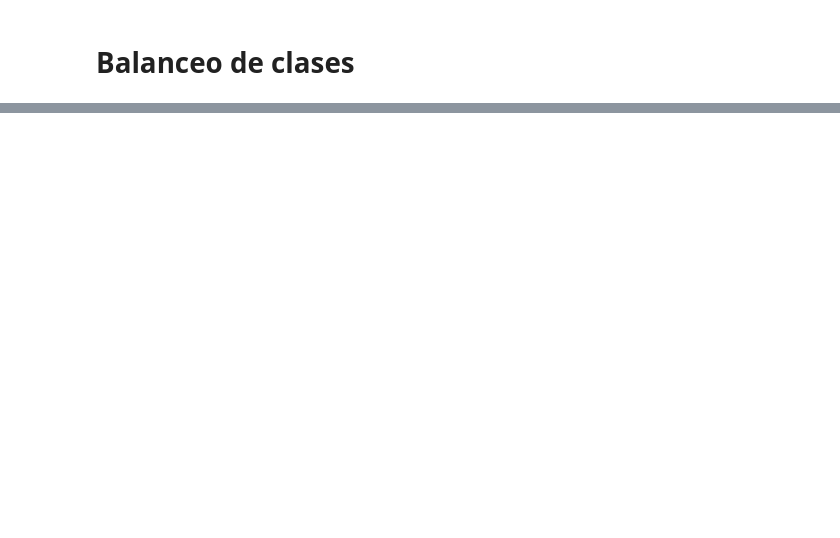
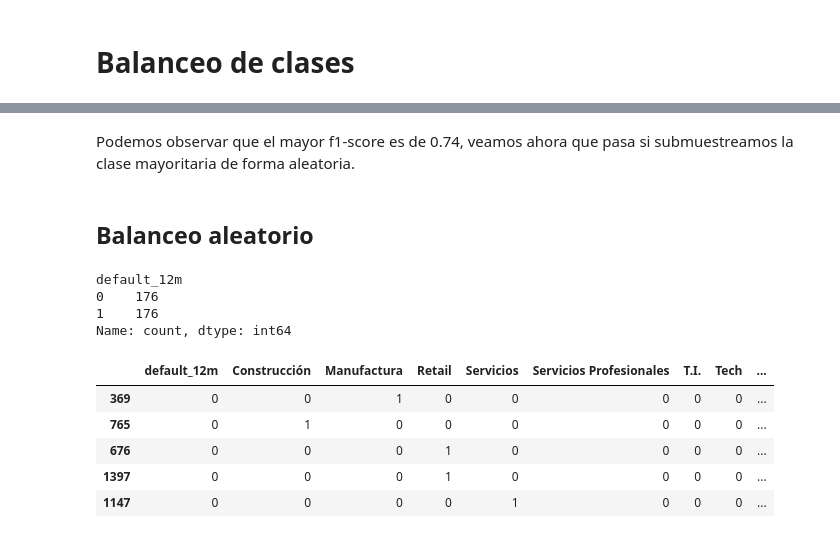
Before and after one commit to luiscxz/PYME, a Jupyter notebook: Prueba técnica.ipynb, the cells around one changed output, grey strips where cells are left out. Drawn from its saved outputs; the diff is of its cells as text; code cells hidden in the pictures; blank space fills up the shorter version.

```diff
--- a/Prueba técnica.ipynb
+++ b/Prueba técnica.ipynb
@@ -1384,0 +1518,29 @@ Index(['id_cliente', 'antiguedad_empresa_anos', 'ingresos_anuales_mxn',
+# %% [markdown]
+Podemos observar que el mayor f1-score es de 0.74, veamos ahora que pasa si submuestreamos la clase mayoritaria de forma aleatoria.
+# %% [markdown]
+## Balanceo aleatorio
+# %%
+class0 = credit_data_platinum[credit_data_platinum['default_12m']==0]
+class1 = credit_data_platinum[credit_data_platinum['default_12m']==1]
+clase_0_sub_sample = class0.sample(n=176, random_state=43)
+
+df_submuestreado_sample = pd.concat([clase_0_sub_sample,class1],axis=0)
+df_submuestreado_sample['default_12m'].value_counts()
+# %% [output]
+default_12m
+0    176
+1    176
+Name: count, dtype: int64
+# %%
+no_escalar = [col for col in df_submuestreado_sample.columns if df_submuestreado_sample[col].max()==1 and df_submuestreado_sample[col].min()==0]
+df_submuestreado_sample= df_submuestreado_sample.select_dtypes(include=['number'])
+df_submuestreado_sample_esc,esc_df_submuestreado_sample = escalar_datos(no_escalar,
+                                                                        df = df_submuestreado_sample)
+df_submuestreado_sample_esc.head()
+# %% [output]
+|  | default_12m | Construcción | Manufactura | Retail | Servicios | Servicios Profesionales | T.I. | Tech | ... |
+| 369 | 0 | 0 | 1 | 0 | 0 | 0 | 0 | 0 | ... |
+| 765 | 0 | 1 | 0 | 0 | 0 | 0 | 0 | 0 | ... |
+| 676 | 0 | 0 | 0 | 1 | 0 | 0 | 0 | 0 | ... |
+| 1397 | 0 | 0 | 0 | 1 | 0 | 0 | 0 | 0 | ... |
+| 1147 | 0 | 0 | 0 | 0 | 1 | 0 | 0 | 0 | ... |
```
Also changed, not shown: parts of 77 cells of this notebook.
